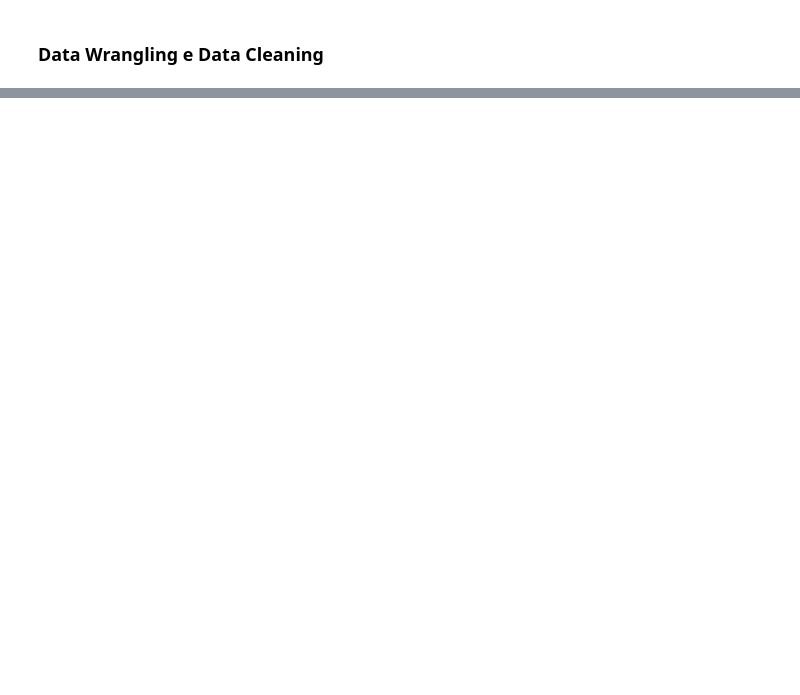
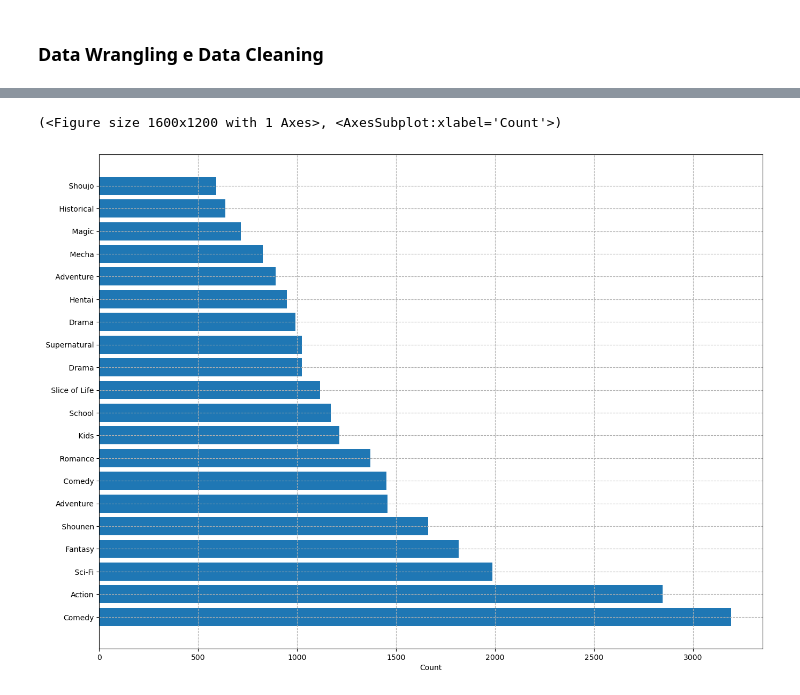
Before and after one commit to ChenYP-1982/RECOMMENDER-STREAMLIT, a Jupyter notebook: rec.ipynb, the cells around one changed output, grey strips where cells are left out. Cells and saved outputs as stored; diff of their text form; code cells hidden in the pictures; blank space fills up the shorter version.

```diff
--- a/rec.ipynb
+++ b/rec.ipynb
@@ -86,0 +189,8 @@ df_rec=df_all[columns]
+# %%
+df_anime['name'] = df_anime['name'].apply(lambda x: unescape(str(x)))
+
+# Now, remove other special characters using a regular expression
+df_anime['name'] = df_anime['name'].str.replace('[^a-zA-Z0-9\s]', '')
+
+# Print the updated DataFrame
+df_anime
@@ -216,0 +227,3 @@ Name: favorites_anime, Length: 16356, dtype: object
+# %%
+df_anime=df_anime.astype({"anime_id":"int16"})
+df_anime.genre=df_anime["genre"].astype("str")
@@ -216,0 +244,5 @@ Name: favorites_anime, Length: 16356, dtype: object
+# %%
+#transformando a coluna genre para lista
+
+df_anime["genre_list"]=df_anime.genre.apply(convert_genre_to_list)
+df_anime.head()
@@ -216,0 +256,7 @@ Name: favorites_anime, Length: 16356, dtype: object
+# %%
+genres=(df_anime.
+        explode("genre_list")
+        .groupby("genre_list")
+        .count()["anime_id"]
+        .sort_values(ascending=False)
+        .head(20))
@@ -216,0 +286,5 @@ Name: favorites_anime, Length: 16356, dtype: object
+# %%
+plot_category_count(genres)
+# %% [output]
+(<Figure size 1600x1200 with 1 Axes>, <AxesSubplot:xlabel='Count'>)
+[figure, added]
```
Also changed, not shown: parts of 120 cells of this notebook.
